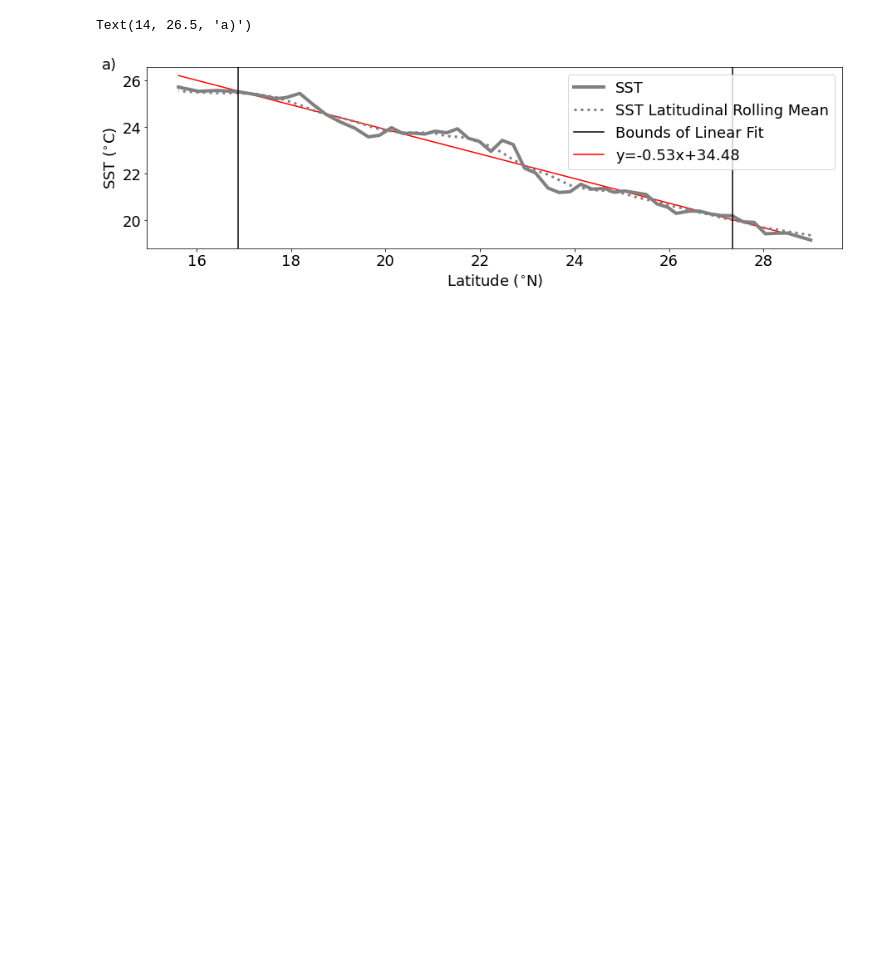
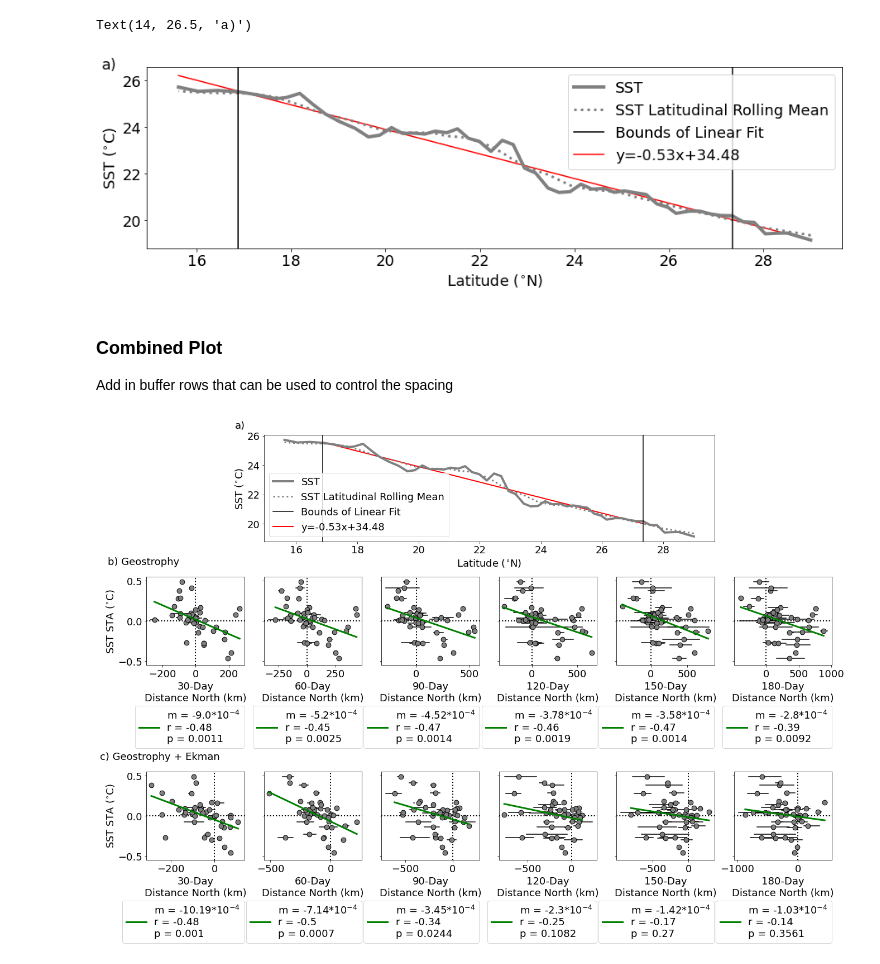
Before and after one commit to lexi-jones/G4_phyto_advection, a Jupyter notebook: SST_and_TKE/temp_lat_advection.ipynb, the cells around one changed output. Saved outputs shown, nothing was run; the diff lists cells and outputs as text; code cells hidden in the pictures; blank space fills up the shorter version.

```diff
--- a/SST_and_TKE/temp_lat_advection.ipynb
+++ b/SST_and_TKE/temp_lat_advection.ipynb
@@ -373,3 +402,73 @@ ax.text(14,26.5,'a)')
 # %% [output]
 Text(14, 26.5, 'a)')
 [figure]
+# %% [markdown]
+### Combined Plot
+
+Add in buffer rows that can be used to control the spacing
+# %%
+fig = plt.figure(figsize=(22, 14))
+gs = GridSpec(nrows=5, ncols=6, height_ratios=[1.2, 0.4, 1, 1.2, 1], hspace=0)
+
+########## SST DATA ##############
+ax_sst = fig.add_subplot(gs[0, 1:5])
+
+ax_sst.set_xlabel('Latitude ($^{\circ}$N)')
+
+ax_sst.plot(metadata_df['latitude'],metadata_df['sst'],c='gray',linewidth=linewidth+1,label='SST')
+ax_sst.plot(metadata_df['latitude'],metadata_df['sst_lat_rolling_mean'],c='gray',linestyle=':',linewidth=linewidth,label='SST Latitudinal Rolling Mean')
+
+best_sst_window, other_sst_windows = env_linear_window_search(metadata_df['sst_lat_rolling_mean'])
+start_ind, window_size, slope, intercept, _ = best_sst_window
+lin_inds = np.arange(int(float(start_ind)),int(float(start_ind))+int(float(window_size)))
+
+ax_sst.axvline(metadata_df['latitude'][lin_inds[0]],c='k',label='Bounds of Linear Fit')
+ax_sst.axvline(metadata_df['latitude'][lin_inds[-1]],c='k')
+
+
+x = list(metadata_df.latitude)
+y = np.multiply(slope,x)+intercept
+ax_sst.plot(np.array(x)[lin_inds],
+            np.array(y)[lin_inds],
+            c='r',label='y=%sx+%s'%(round(slope,2),round(intercept,2)),zorder=0,linewidth=2)
+
+ax_sst.set_ylabel('SST ($^{\circ}$C)')
+ax_sst.legend()
+
+ax_sst.text(14,26.5,'a)')
+
+########## SCATTER PLOTS ##############
+
+ax = np.empty((3, 6), dtype=object)
+for row in [0,2]:
+    for col in range(6):
+        ax[row, col] = fig.add_subplot(gs[row + 2, col])
+
+
+days_to_plot = [30,60,90,120,150,180]
+
+for i in range(6):
+    ### CMEMS ###
+    plt_env_versus_distance_north(days_to_plot[i],'gray',ax[0,i],'cmems')
+    ax[0,i].set_xlabel('%s-Day\nDistance North (km)'%(days_to_plot[i]))
+    ax[0,i].set_ylim([-0.55,0.55])
+
+    ### OSCAR ###
+    plt_env_versus_distance_north(days_to_plot[i],'gray',ax[2,i],'oscar')
+    ax[2,i].set_xlabel('%s-Day\nDistance North (km)'%(days_to_plot[i]))
+    ax[2,i].set_ylim([-0.55,0.55])
+
+    if i != 0:
+        ax[0,i].set_yticklabels([])
+        ax[2,i].set_yticklabels([])
+
+
+ax[0,0].set_ylabel('SST STA ($^{\circ}$C)')
+ax[0,0].text(-525,0.7,'b) Geostrophy')
+ax[2,0].set_ylabel('SST STA ($^{\circ}$C)')
+ax[2,0].text(-525,0.7,'c) Geostrophy + Ekman')
+
+
+#plt.savefig(euk_paper_dir + 'figs/supp/temp_STA_dist_travelled_revision.pdf',dpi=350, bbox_inches='tight', format='pdf')
+# %% [output]
+[figure, added]
```
Also changed, not shown: parts of 25 cells of this notebook, 2 other files.
